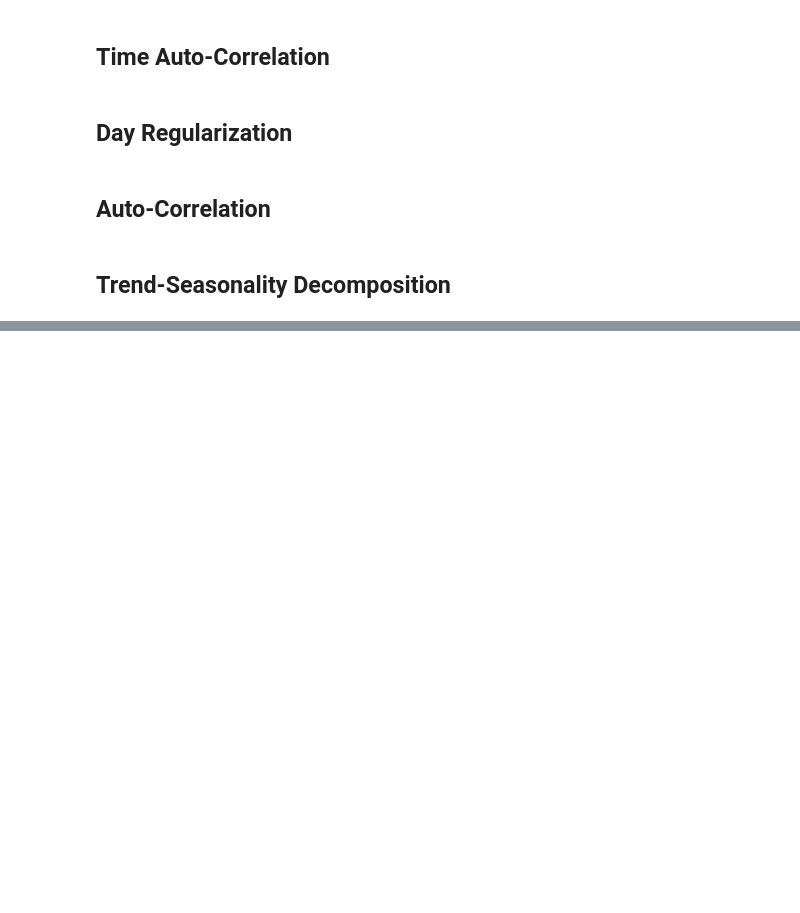
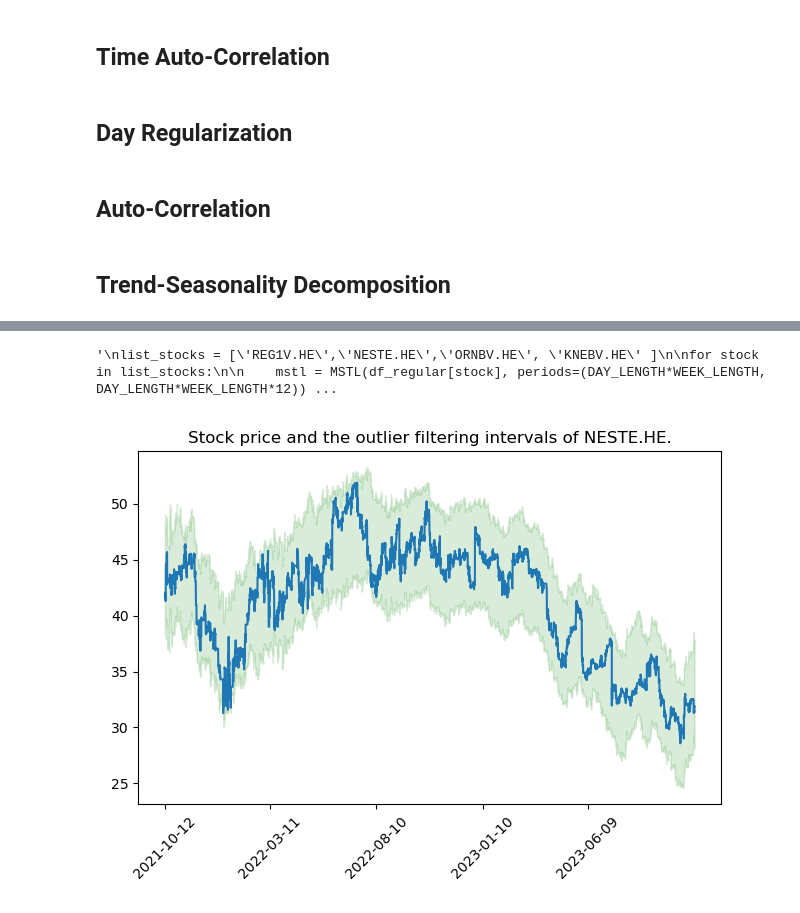
Before and after one commit to ilmari99/stonk-prediction, a Jupyter notebook: data_visualization_regular.ipynb, the cells around one changed output, grey strips where cells are left out. Saved outputs shown, nothing was run; the diff lists cells and outputs as text; code cells hidden in the pictures; blank space fills up the shorter version.

```diff
--- a/data_visualization_regular.ipynb
+++ b/data_visualization_regular.ipynb
@@ -222,0 +261,45 @@ plt.close()
+# %%
+stock = df_regular['NESTE.HE']
+
+mstl = MSTL(stock, periods=(DAY_LENGTH*WEEK_LENGTH, DAY_LENGTH*WEEK_LENGTH*12))
+res = mstl.fit()
+
+cleaned_data = res.trend + (res.seasonal['seasonal_600'] - res.seasonal['seasonal_50'])
+
+resid = res.resid
+
+res_mean = resid.mean()
+resid_std = resid.std()
+
+lower_bound = res_mean - 3*resid_std
+upper_bound = res_mean + 3*resid_std
+
+fig = plt.figure()
+
+plt.plot(stock)
+plt.fill_between(cleaned_data.index, cleaned_data - lower_bound, cleaned_data + lower_bound, color = 'g', alpha = 0.15)
+plt.title('Stock price and the outlier filtering intervals of NESTE.HE.')
+plt.xticks(df_regular.index[xticks_idx], rotation=45)
+plt.tight_layout()
+fig.savefig(f"./figures/outlier_NESTE.jpg", format='jpg')
+'''
+list_stocks = ['REG1V.HE','NESTE.HE','ORNBV.HE', 'KNEBV.HE' ]
+
+for stock in list_stocks:
+
+    mstl = MSTL(df_regular[stock], periods=(DAY_LENGTH*WEEK_LENGTH, DAY_LENGTH*WEEK_LENGTH*12))
+    res = mstl.fit()
+
+    fig = res.plot()
+
+    xticks_idx = range(0, len(df_regular),
+                    len(df_regular)//num_ticks)
+    plt.xticks(df_regular.index[xticks_idx], rotation=45)
+    plt.suptitle(f'Dual Seasonality decomposition, {stock}')
+    plt.tight_layout()
+    fig.savefig(f"./figures/seasonality_{stock.replace('.','')}.eps", format='eps')
+#plt.close()
+'''
+# %% [output]
+'\nlist_stocks = [\'REG1V.HE\',\'NESTE.HE\',\'ORNBV.HE\', \'KNEBV.HE\' ]\n\nfor stock in list_stocks:\n\n    mstl = MSTL(df_regular[stock], periods=(DAY_LENGTH*WEEK_LENGTH, DAY_LENGTH*WEEK_LENGTH*12)) ...
+[figure, added]
```
Also changed, not shown: parts of 6 cells of this notebook.
